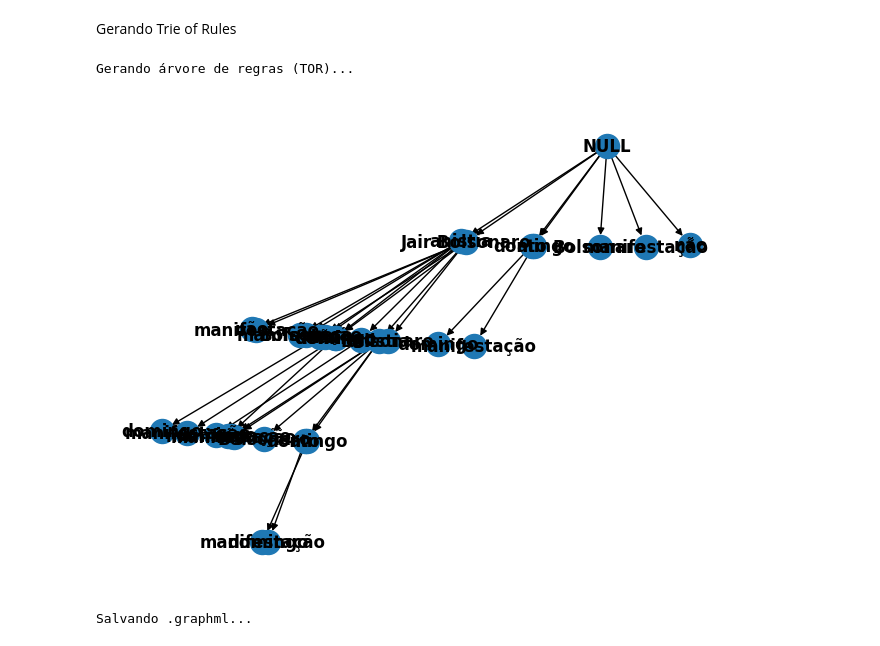
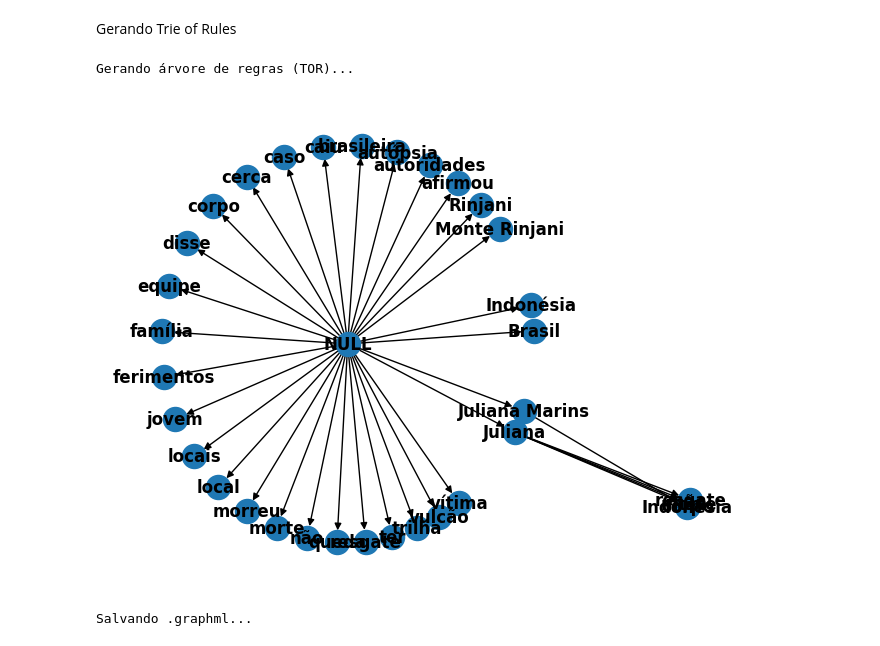
Before and after one commit to luiza-bolonha/Pre-Processing-ToR, a Jupyter notebook: main_news.ipynb, the cells around one changed output. Saved outputs shown, nothing was run; the diff lists cells and outputs as text; code cells hidden in the pictures.

```diff
--- a/main_news.ipynb
+++ b/main_news.ipynb
@@ -8,15 +8,15 @@ import utils.pre_processing_news as ppn
 
 importlib.reload(ppn)
 
-file = "manifestacao_bolsonaro"
+#file = "manifestacao_bolsonaro"
 #file = "resgate_juliana_marins"
-#file = "morte_juliana_marins"
+file = "morte_juliana_marins"
 
 input_file = "datasets/" + file + ".csv"
 
 # 1. Pré processando base de dados
 print("Pré-processando textos...")
-pre_processing_result, txt_database = ppn.pre_processing_database(input_file)
+pre_processing_result, txt_database = ppn.pre_processing_database(file_path = input_file,separar_paragrafos = True)
 # %% [output]
 Pré-processando textos...
 # %% [markdown]
@@ -24,21 +24,21 @@ Gerando Trie of Rules
 # %%
 from trieofrules import trieofrules
 
 #supported algorithms: FP-max, FP-growth, Apriori
 alg = 'Apriori'
 #alg = 'FP-max'
-min_support = 0.78
+min_support = 0.05
 
 file_name = f"{file}_{alg}_{min_support}"
 output_file = f"outputs/{file_name}.graphml"
 
 # 2. Gera o TOR (Trie of Rules) a partir dos dados
 print("Gerando árvore de regras (TOR)...")
 TOR = trieofrules(data=pre_processing_result, alg=alg, min_support=min_support)
 TOR.draw()
 # %% [output]
 Gerando árvore de regras (TOR)...
-[figure, old version]
+[figure, new version]
 # %%
 # 3. Salva a visualização e estrutura como .graphml
 print("Salvando .graphml...")
```
Also changed, not shown: 3 other files.
